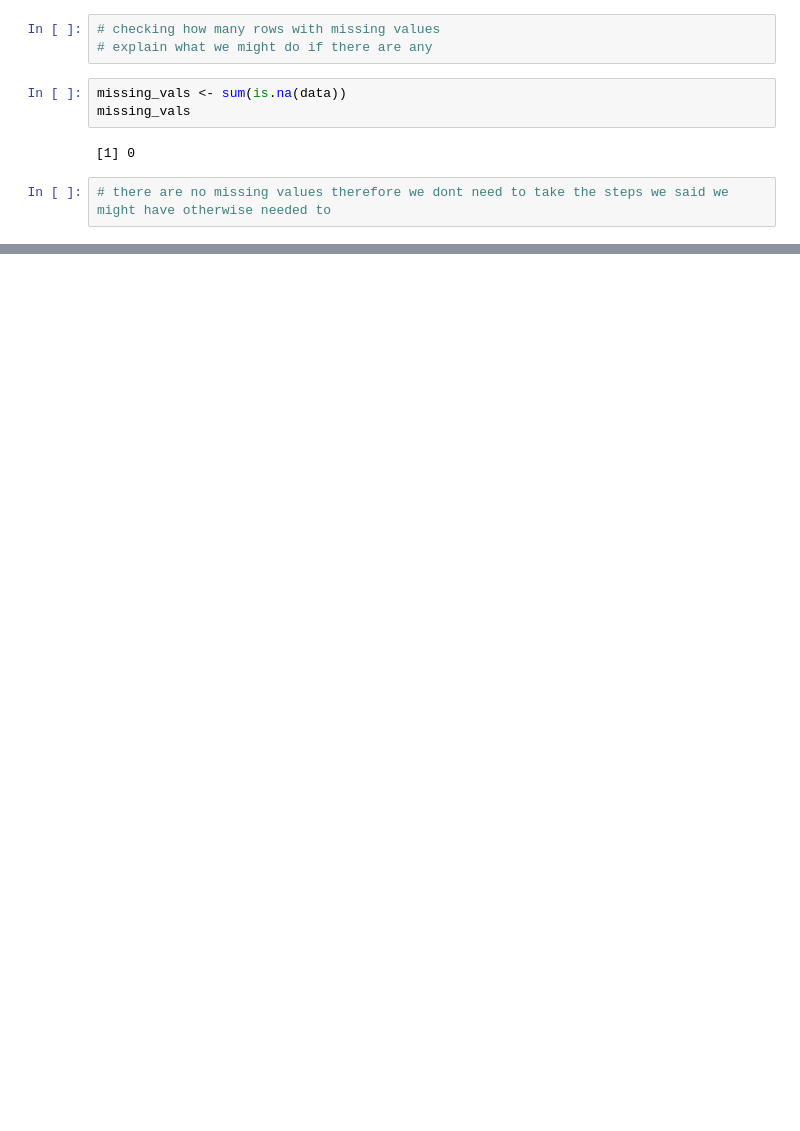
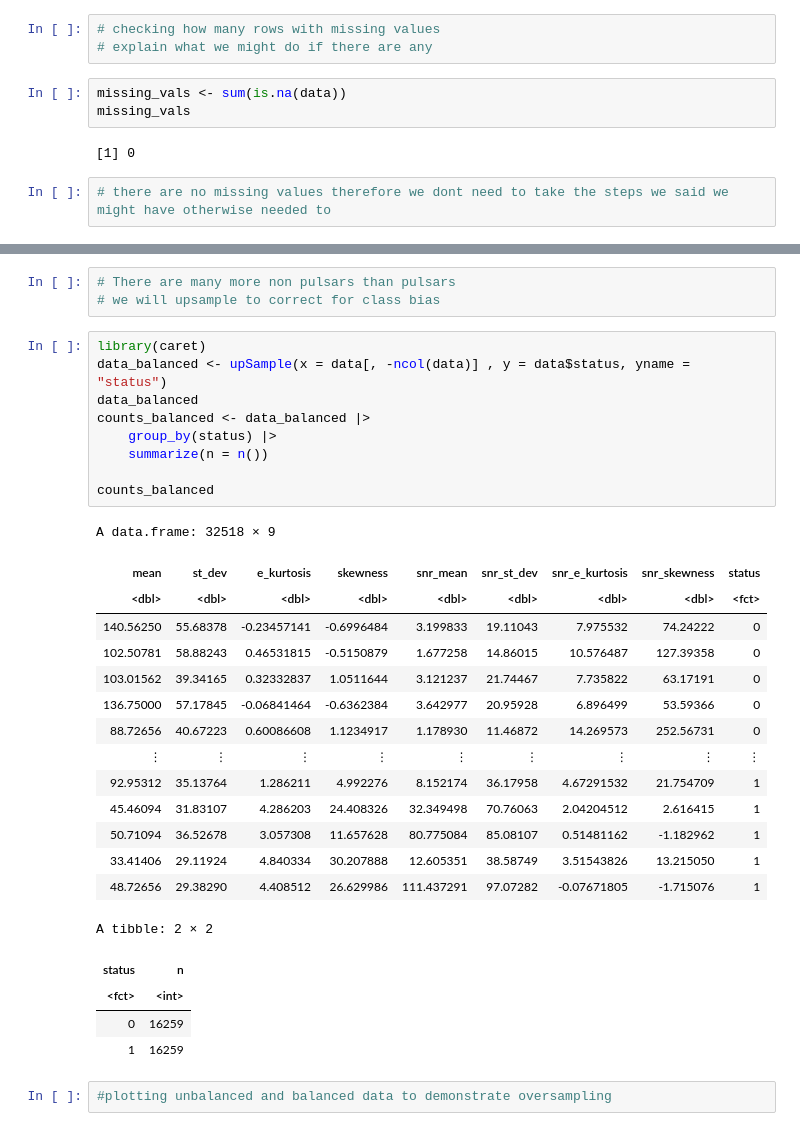
Before and after one commit to underscoreHasan/dsci-100-2022w1-group-77, a Jupyter notebook: proposal.ipynb, the cells around one changed output, grey strips where cells are left out. Cells and saved outputs as stored; diff of their text form; blank space fills up the shorter version.

```diff
--- a/proposal.ipynb
+++ b/proposal.ipynb
@@ -170 +153,35 @@ data_test <- testing(data_split)
+# %%
+# There are many more non pulsars than pulsars
+# we will upsample to correct for class bias
+# %%
+library(caret)
+data_balanced <- upSample(x = data[, -ncol(data)] , y = data$status, yname = "status")
+data_balanced
+counts_balanced <- data_balanced |>
+    group_by(status) |>
+    summarize(n = n())
+
+counts_balanced
+# %% [output]
+A data.frame: 32518 × 9
+| mean | st_dev | e_kurtosis | skewness | snr_mean | snr_st_dev | snr_e_kurtosis | snr_skewness | status |
+| <dbl> | <dbl> | <dbl> | <dbl> | <dbl> | <dbl> | <dbl> | <dbl> | <fct> |
+| 140.56250 | 55.68378 | -0.23457141 | -0.6996484 | 3.199833 | 19.11043 | 7.975532 | 74.24222 | 0 |
+| 102.50781 | 58.88243 | 0.46531815 | -0.5150879 | 1.677258 | 14.86015 | 10.576487 | 127.39358 | 0 |
+| 103.01562 | 39.34165 | 0.32332837 | 1.0511644 | 3.121237 | 21.74467 | 7.735822 | 63.17191 | 0 |
+| 136.75000 | 57.17845 | -0.06841464 | -0.6362384 | 3.642977 | 20.95928 | 6.896499 | 53.59366 | 0 |
+| 88.72656 | 40.67223 | 0.60086608 | 1.1234917 | 1.178930 | 11.46872 | 14.269573 | 252.56731 | 0 |
+| ⋮ | ⋮ | ⋮ | ⋮ | ⋮ | ⋮ | ⋮ | ⋮ | ⋮ |
+| 92.95312 | 35.13764 | 1.286211 | 4.992276 | 8.152174 | 36.17958 | 4.67291532 | 21.754709 | 1 |
+| 45.46094 | 31.83107 | 4.286203 | 24.408326 | 32.349498 | 70.76063 | 2.04204512 | 2.616415 | 1 |
+| 50.71094 | 36.52678 | 3.057308 | 11.657628 | 80.775084 | 85.08107 | 0.51481162 | -1.182962 | 1 |
+| 33.41406 | 29.11924 | 4.840334 | 30.207888 | 12.605351 | 38.58749 | 3.51543826 | 13.215050 | 1 |
+| 48.72656 | 29.38290 | 4.408512 | 26.629986 | 111.437291 | 97.07282 | -0.07671805 | -1.715076 | 1 |
+A tibble: 2 × 2
+| status | n |
+| <fct> | <int> |
+| 0 | 16259 |
+| 1 | 16259 |
+# %%
+#plotting unbalanced and balanced data to demonstrate oversampling
 # %%
```
Also changed, not shown: parts of 9 cells of this notebook.
